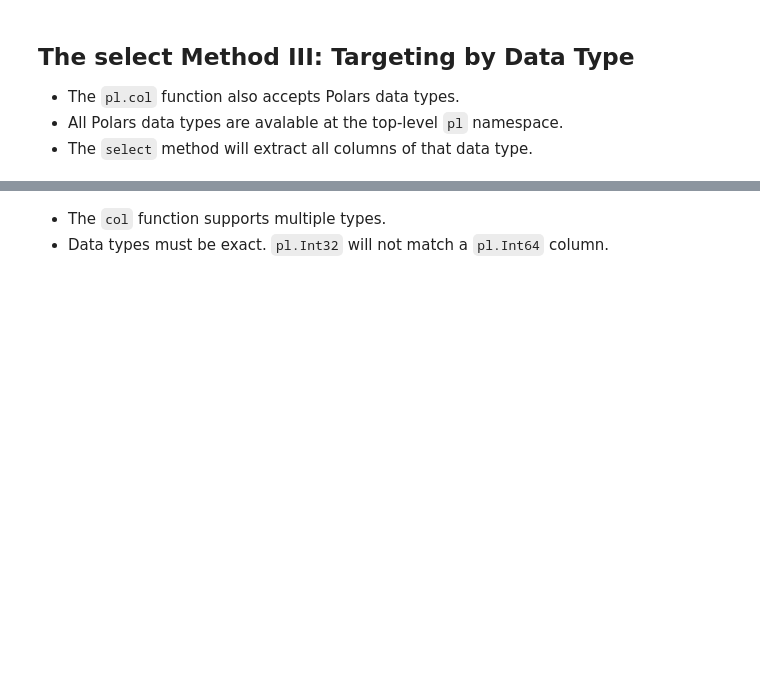
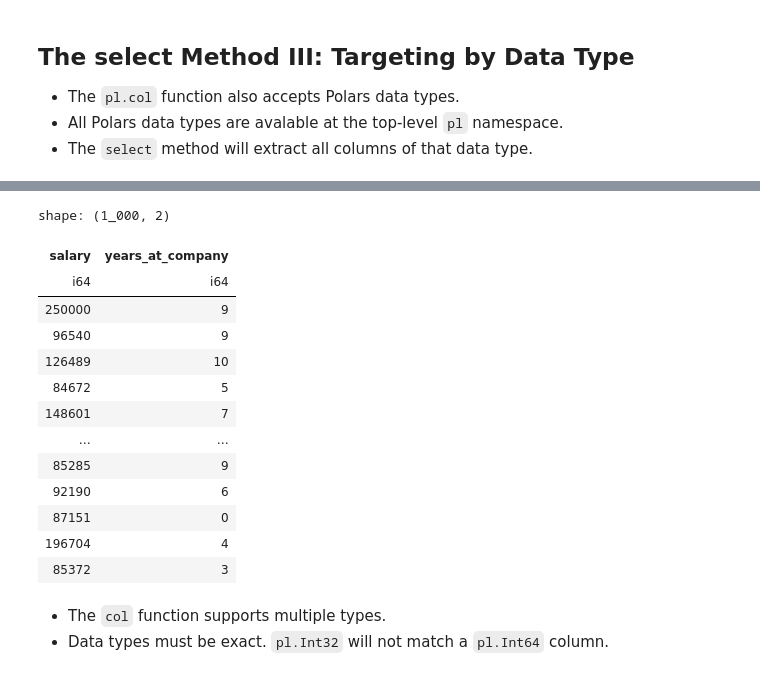
Before and after one commit to yaowenqiang/Data-Analysis-with-Polars-and-Python, a Jupyter notebook: incomplete/04 - DataFrames I.ipynb, the cells around one changed output, grey strips where cells are left out. Cells and saved outputs as stored; diff of their text form; code cells hidden in the pictures; blank space fills up the shorter version.

```diff
--- a/incomplete/04 - DataFrames I.ipynb
+++ b/incomplete/04 - DataFrames I.ipynb
@@ -554,3 +571,20 @@ shape: (1, 3)
+# %%
+employees.select(pl.col(pl.Int64))
+# %% [output]
+shape: (1_000, 2)
+| salary | years_at_company |
+| i64 | i64 |
+| 250000 | 9 |
+| 96540 | 9 |
+| 126489 | 10 |
+| 84672 | 5 |
+| 148601 | 7 |
+| … | … |
+| 85285 | 9 |
+| 92190 | 6 |
+| 87151 | 0 |
+| 196704 | 4 |
+| 85372 | 3 |
 # %% [markdown]
 - The `col` function supports multiple types.
 - Data types must be exact. `pl.Int32` will not match a `pl.Int64` column.
```
Also changed, not shown: parts of 13 cells of this notebook.
